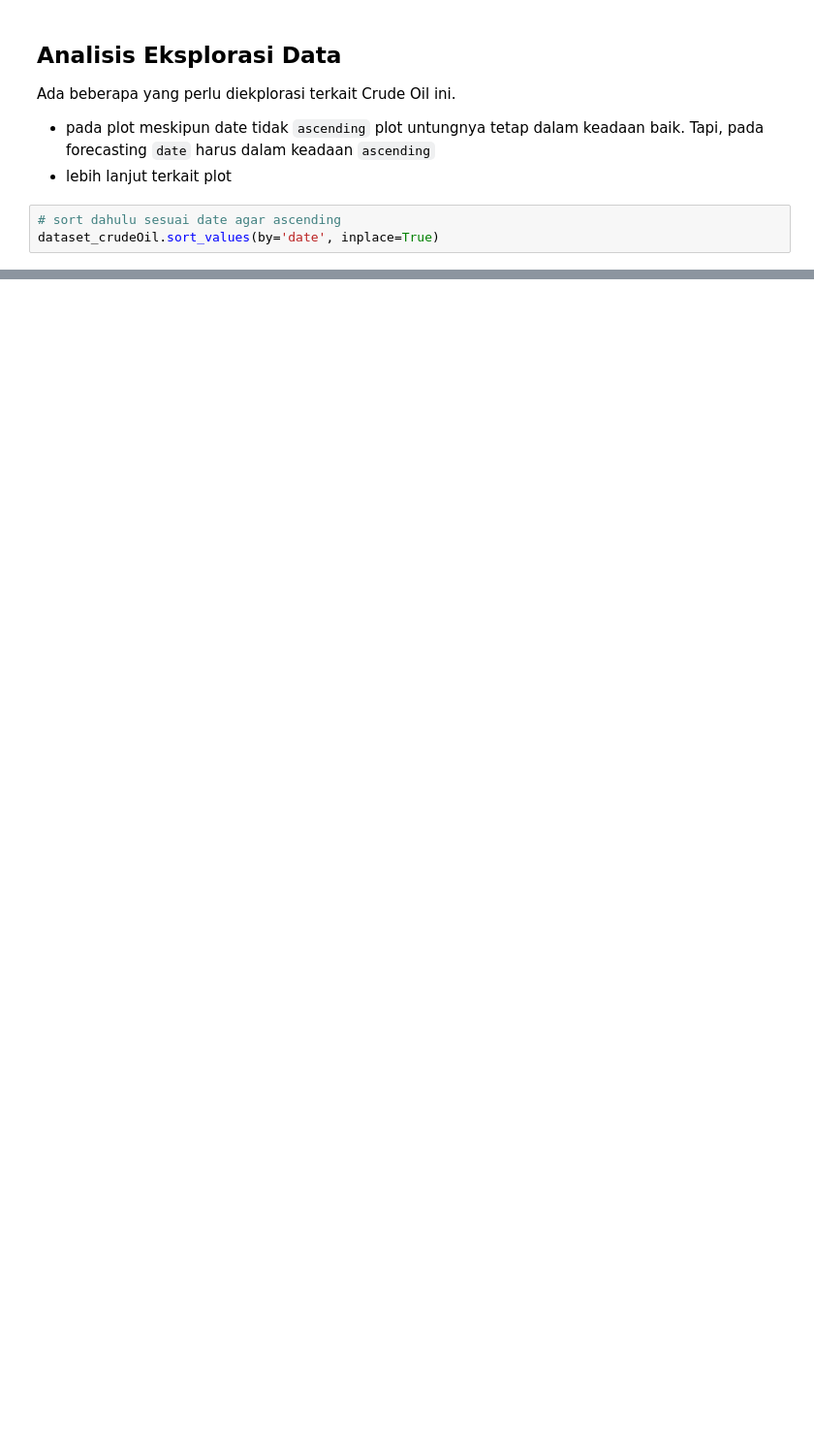
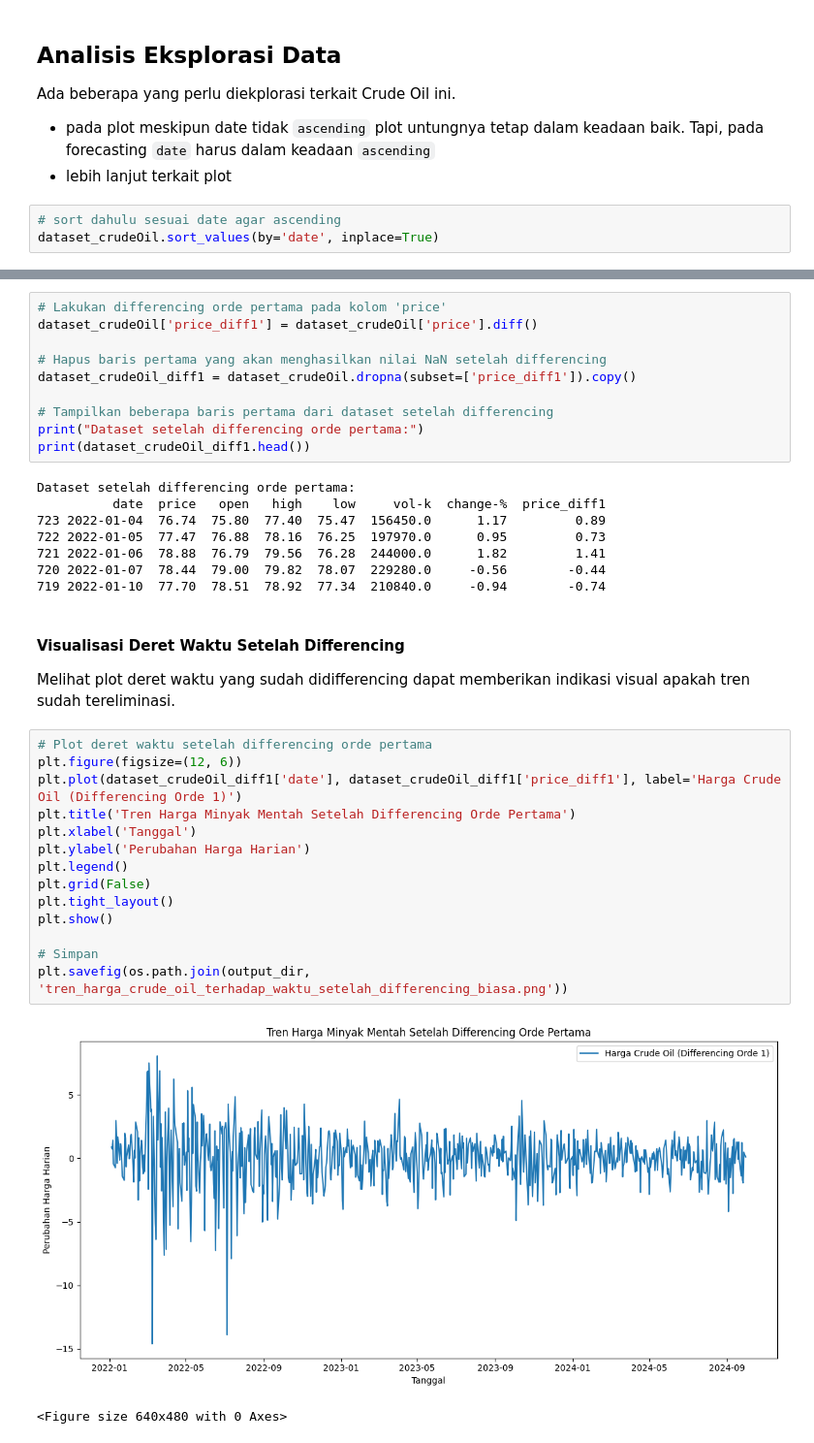
Before and after one commit to zakizulham/proyek-peramalan-global-comodity-price-september-2024, a Jupyter notebook: notebooks/1_EDA.ipynb, the cells around one changed output, grey strips where cells are left out. Shown at 97% size. Cells and saved outputs as stored; diff of their text form; blank space fills up the shorter version.

```diff
--- a/notebooks/1_EDA.ipynb
+++ b/notebooks/1_EDA.ipynb
@@ -436,0 +495,39 @@ Periode: Jan 2024 - Sep 2024 (Periode Baru 4) - Gradien Regresi: -0.0029
+# %%
+# Lakukan differencing orde pertama pada kolom 'price'
+dataset_crudeOil['price_diff1'] = dataset_crudeOil['price'].diff()
+
+# Hapus baris pertama yang akan menghasilkan nilai NaN setelah differencing
+dataset_crudeOil_diff1 = dataset_crudeOil.dropna(subset=['price_diff1']).copy()
+
+# Tampilkan beberapa baris pertama dari dataset setelah differencing
+print("Dataset setelah differencing orde pertama:")
+print(dataset_crudeOil_diff1.head())
+# %% [output]
+Dataset setelah differencing orde pertama:
+          date  price   open   high    low     vol-k  change-%  price_diff1
+723 2022-01-04  76.74  75.80  77.40  75.47  156450.0      1.17         0.89
+722 2022-01-05  77.47  76.88  78.16  76.25  197970.0      0.95         0.73
+721 2022-01-06  78.88  76.79  79.56  76.28  244000.0      1.82         1.41
+720 2022-01-07  78.44  79.00  79.82  78.07  229280.0     -0.56        -0.44
+719 2022-01-10  77.70  78.51  78.92  77.34  210840.0     -0.94        -0.74
+# %% [markdown]
+#### Visualisasi Deret Waktu Setelah Differencing
+
+Melihat plot deret waktu yang sudah didifferencing dapat memberikan indikasi visual apakah tren sudah tereliminasi.
+# %%
+# Plot deret waktu setelah differencing orde pertama
+plt.figure(figsize=(12, 6))
+plt.plot(dataset_crudeOil_diff1['date'], dataset_crudeOil_diff1['price_diff1'], label='Harga Crude Oil (Differencing Orde 1)')
+plt.title('Tren Harga Minyak Mentah Setelah Differencing Orde Pertama')
+plt.xlabel('Tanggal')
+plt.ylabel('Perubahan Harga Harian')
+plt.legend()
+plt.grid(False)
+plt.tight_layout()
+plt.show()
+
+# Simpan
+plt.savefig(os.path.join(output_dir, 'tren_harga_crude_oil_terhadap_waktu_setelah_differencing_biasa.png'))
+# %% [output]
+[figure, added]
+<Figure size 640x480 with 0 Axes>
```
Also changed, not shown: parts of 31 cells of this notebook, 6 other files.
